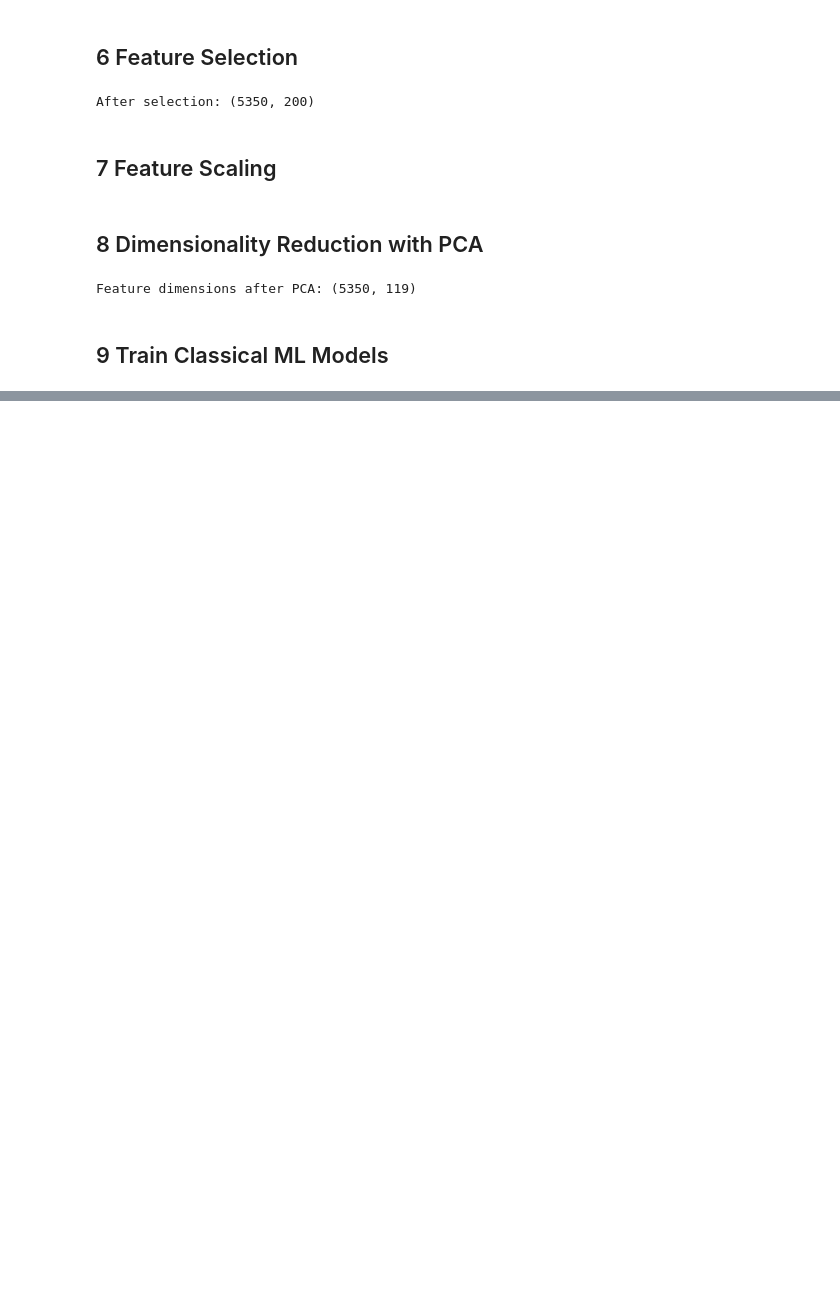
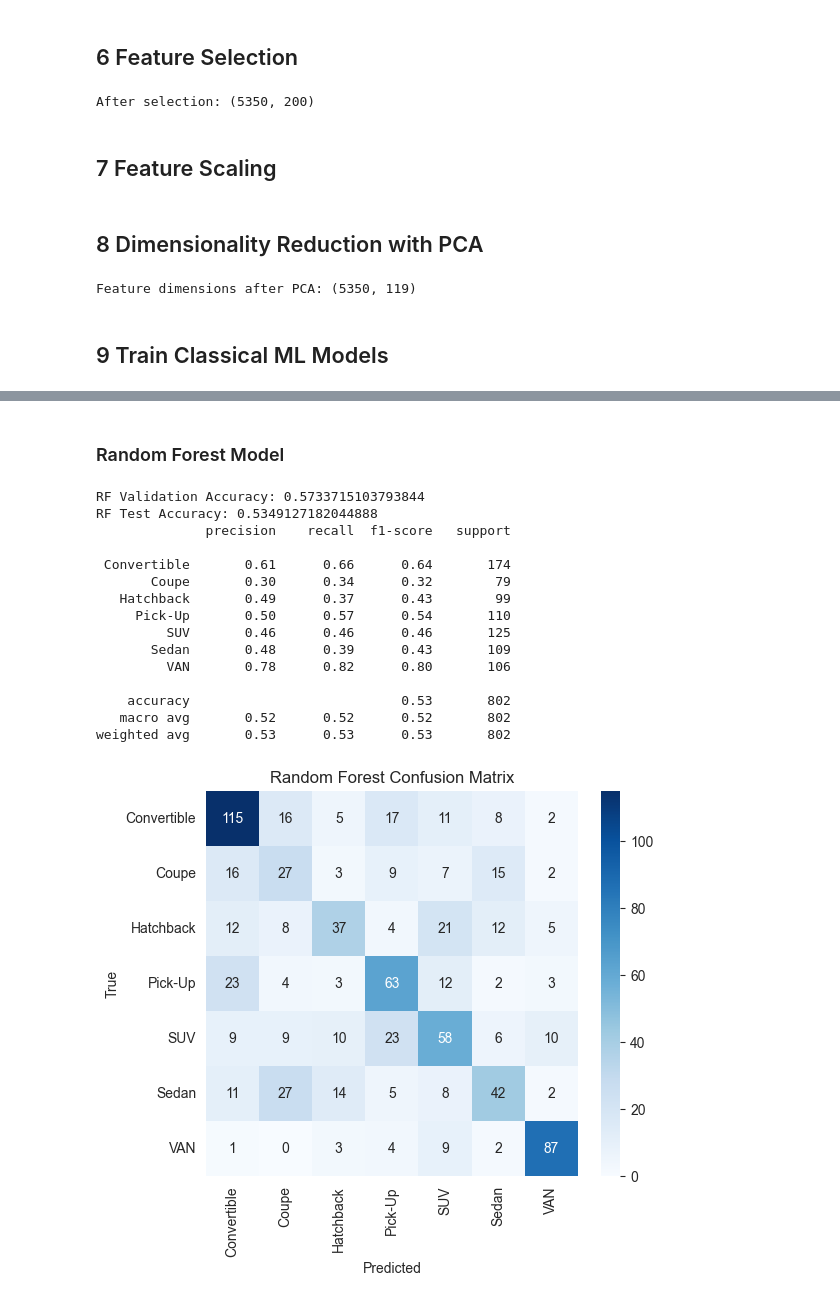
Before and after one commit to KenzySobh/Car-Body-Types-Classification, a Jupyter notebook: carTypes.ipynb, the cells around one changed output, grey strips where cells are left out. Saved outputs shown, nothing was run; the diff lists cells and outputs as text; code cells hidden in the pictures; blank space fills up the shorter version.

```diff
--- a/carTypes.ipynb
+++ b/carTypes.ipynb
@@ -225,0 +239,55 @@ Best model: SVM with validation accuracy 0.7387
+# %% [markdown]
+### Random Forest Model
+# %%
+rf_model = RandomForestClassifier(
+    n_estimators=100,
+    random_state=42
+)
+
+# Train
+rf_model.fit(X_train_pca, y_train_enc)
+
+# Validation
+y_val_pred = rf_model.predict(X_val_pca)
+rf_val_acc = accuracy_score(y_val_enc, y_val_pred)
+print("RF Validation Accuracy:", rf_val_acc)
+
+# Testing
+y_test_pred = rf_model.predict(X_test_pca)
+rf_test_acc = accuracy_score(y_test_enc, y_test_pred)
+print("RF Test Accuracy:", rf_test_acc)
+
+print(classification_report(y_test_enc, y_test_pred, target_names=le.classes_))
+
+cm = confusion_matrix(y_test_enc, y_test_pred)
+
+plt.figure(figsize=(6,5))
+sns.heatmap(
+    cm,
+    annot=True,
+    fmt='d',
+    cmap="Blues",
+    xticklabels=le.classes_,
+    yticklabels=le.classes_
+)
+plt.xlabel("Predicted")
+plt.ylabel("True")
+plt.title("Random Forest Confusion Matrix")
+plt.show()
+# %% [output]
+RF Validation Accuracy: 0.5733715103793844
+RF Test Accuracy: 0.5349127182044888
+              precision    recall  f1-score   support
+
+ Convertible       0.61      0.66      0.64       174
+       Coupe       0.30      0.34      0.32        79
+   Hatchback       0.49      0.37      0.43        99
+     Pick-Up       0.50      0.57      0.54       110
+         SUV       0.46      0.46      0.46       125
+       Sedan       0.48      0.39      0.43       109
+         VAN       0.78      0.82      0.80       106
+
+    accuracy                           0.53       802
+   macro avg       0.52      0.52      0.52       802
+weighted avg       0.53      0.53      0.53       802
+[figure, added]
```
Also changed, not shown: parts of 18 cells of this notebook.
